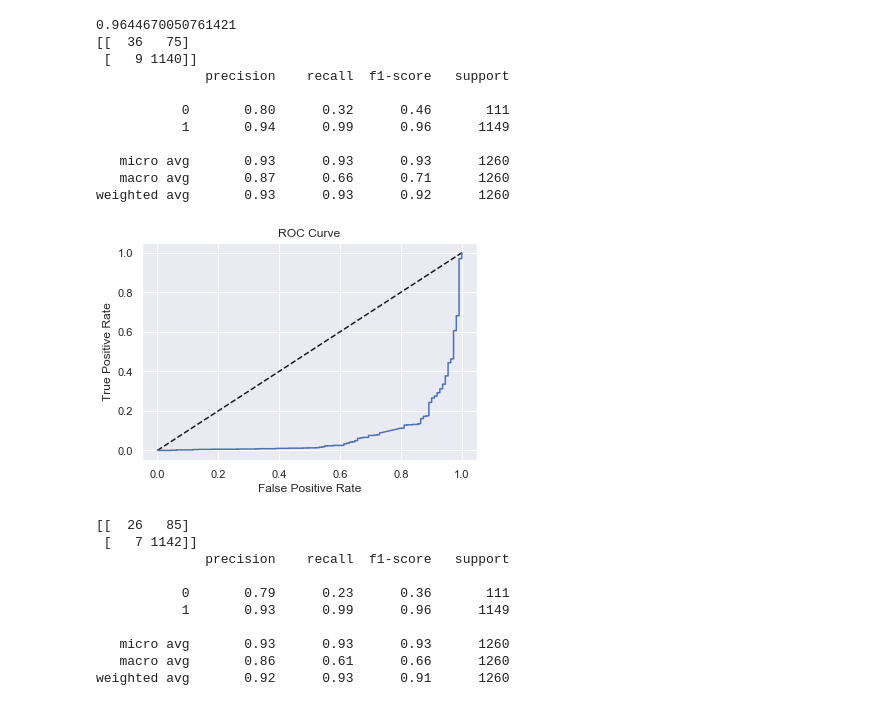
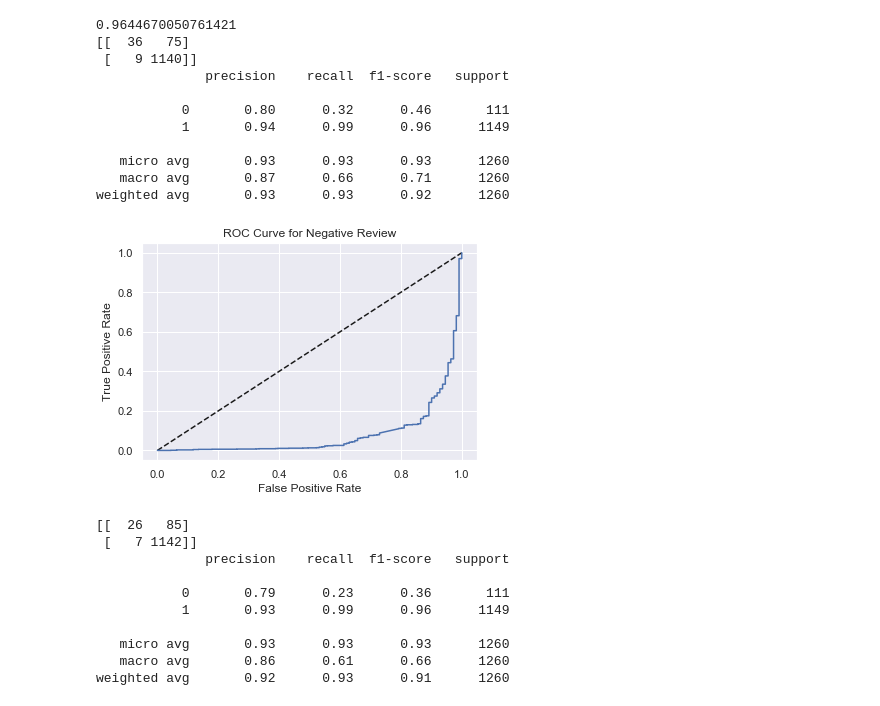
Before and after one commit to tinawangnew/capstone-project, a Jupyter notebook: amazon-alexa-review (1).ipynb, the cells around one changed output. Saved outputs shown, nothing was run; the diff lists cells and outputs as text; code cells hidden in the pictures.

```diff
--- a/amazon-alexa-review (1).ipynb
+++ b/amazon-alexa-review (1).ipynb
@@ -461,15 +467,15 @@ weighted avg       0.93      0.93      0.92      1260
 # %%
 from sklearn.metrics import roc_curve
 y_pred_prob = logreg.predict_proba(X_test)[:,0]
 fpr, tpr, threshods = roc_curve(y_test, y_pred_prob)
 plt.plot([0, 1], [0, 1], 'k--')
 plt.plot(fpr, tpr)
 plt.xlabel('False Positive Rate')
 plt.ylabel('True Positive Rate')
-plt.title('ROC Curve')
+plt.title('ROC Curve for Negative Review')
 plt.show()
 # %% [output]
-[figure, old version]
+[figure, new version]
 # %%
 # Grid Search Cross Validation
 from sklearn.model_selection import GridSearchCV
```
Also changed, not shown: parts of 26 cells of this notebook.
